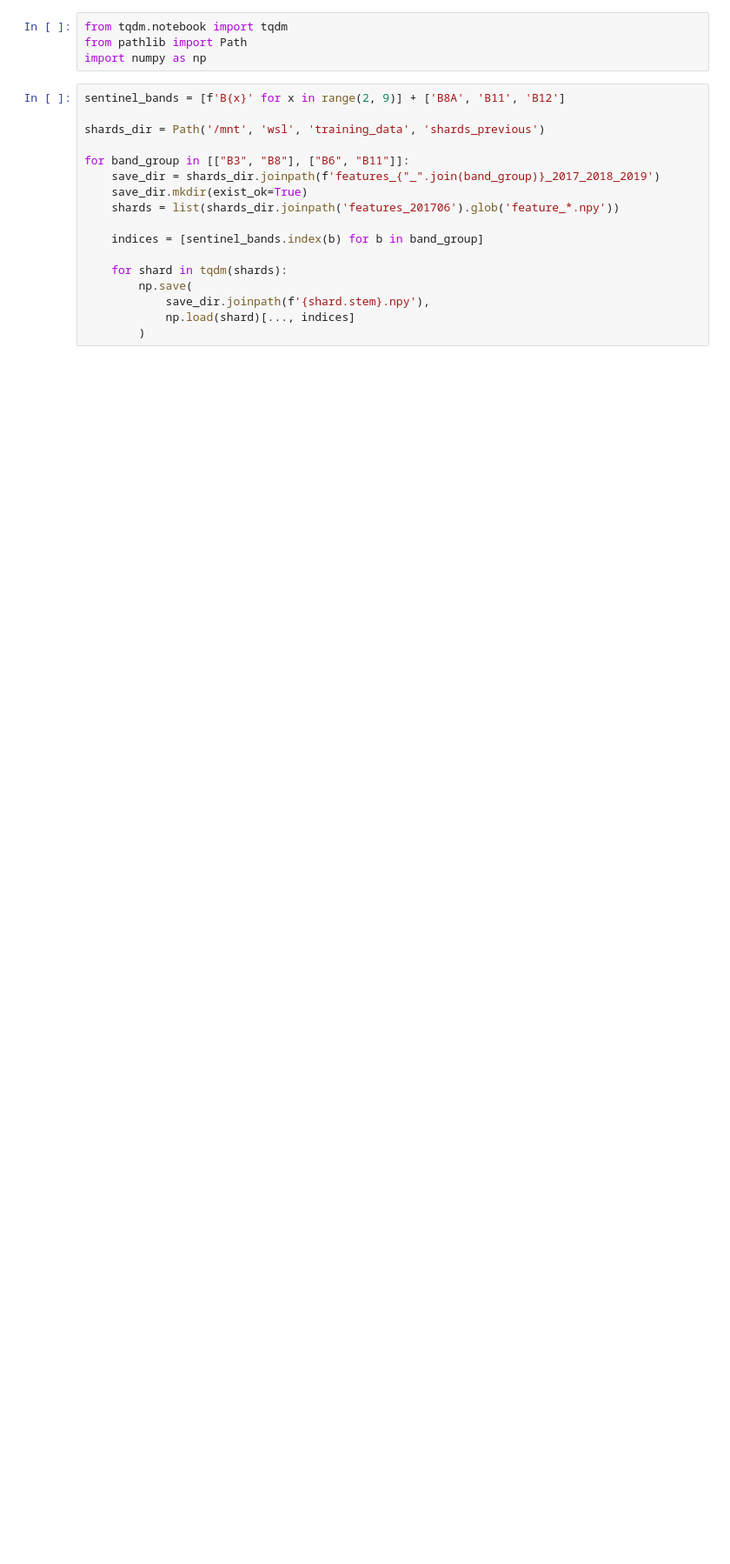
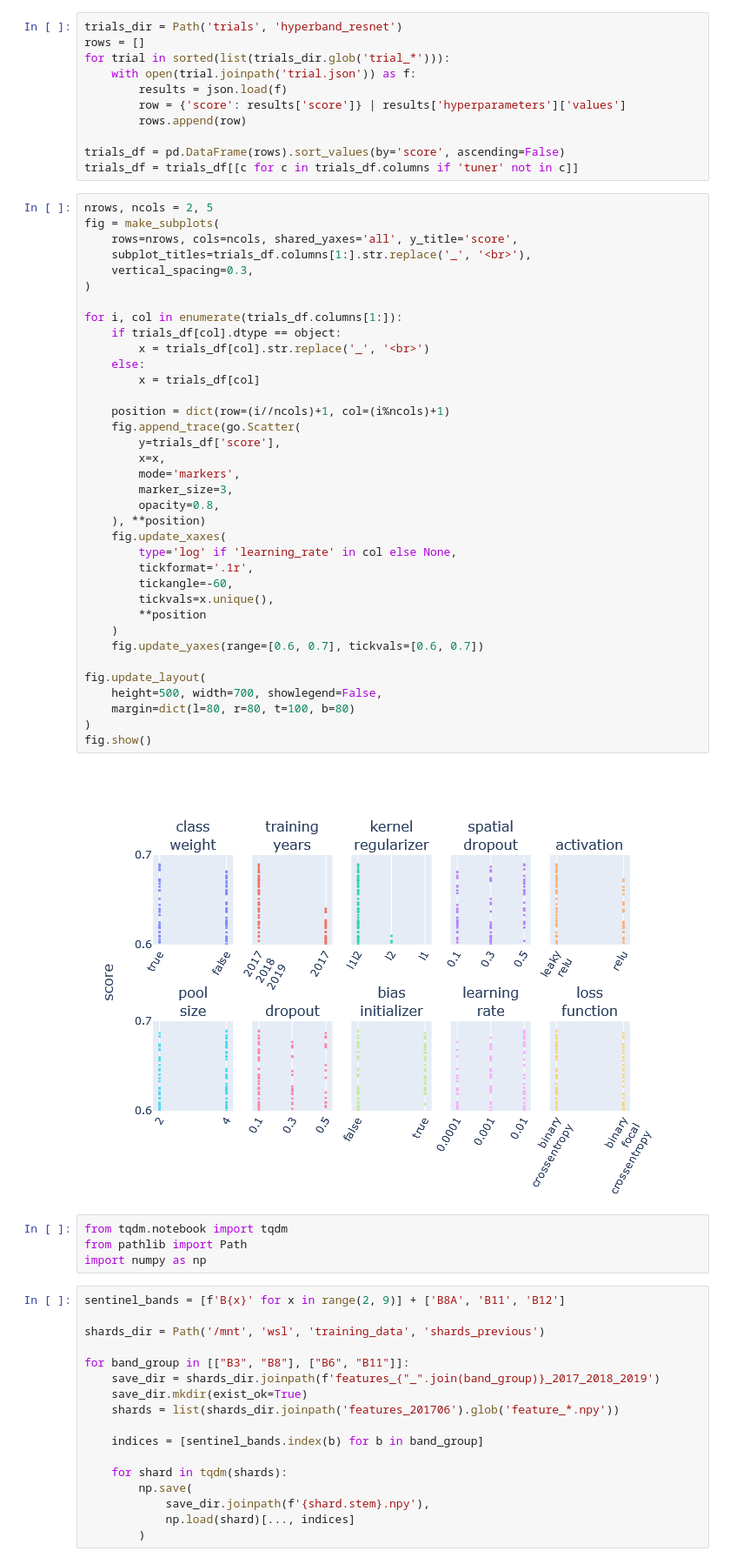
Before and after one commit to pj097/ClimateForestModeling, a Jupyter notebook: test.ipynb, the cells around one changed output. Shown at 87% size. Saved outputs shown, nothing was run; the diff lists cells and outputs as text; blank space fills up the shorter version.

Commit message:
added keras tuner visualisation

```diff
--- a/test.ipynb
+++ b/test.ipynb
@@ -1,3 +8,52 @@
+# %%
+trials_dir = Path('trials', 'hyperband_resnet')
+rows = []
+for trial in sorted(list(trials_dir.glob('trial_*'))):
+    with open(trial.joinpath('trial.json')) as f:
+        results = json.load(f)
+        row = {'score': results['score']} | results['hyperparameters']['values']
+        rows.append(row)
+
+trials_df = pd.DataFrame(rows).sort_values(by='score', ascending=False)
+trials_df = trials_df[[c for c in trials_df.columns if 'tuner' not in c]]
+# %%
+nrows, ncols = 2, 5
+fig = make_subplots(
+    rows=nrows, cols=ncols, shared_yaxes='all', y_title='score',
+    subplot_titles=trials_df.columns[1:].str.replace('_', '<br>'),
+    vertical_spacing=0.3,
+)
+
+for i, col in enumerate(trials_df.columns[1:]):
+    if trials_df[col].dtype == object:
+        x = trials_df[col].str.replace('_', '<br>')
+    else:
+        x = trials_df[col]
+
+    position = dict(row=(i//ncols)+1, col=(i%ncols)+1)
+    fig.append_trace(go.Scatter(
+        y=trials_df['score'],
+        x=x,
+        mode='markers',
+        marker_size=3,
+        opacity=0.8,
+    ), **position)
+    fig.update_xaxes(
+        type='log' if 'learning_rate' in col else None,
+        tickformat='.1r',
+        tickangle=-60,
+        tickvals=x.unique(),
+        **position
+    )
+    fig.update_yaxes(range=[0.6, 0.7], tickvals=[0.6, 0.7])
+
+fig.update_layout(
+    height=500, width=700, showlegend=False,
+    margin=dict(l=80, r=80, t=100, b=80)
+)
+fig.show()
+# %% [output]
+[figure, added]
 # %%
 from tqdm.notebook import tqdm
 from pathlib import Path
```
Also changed, not shown: parts of 1 cell of this notebook, 17 other files.
